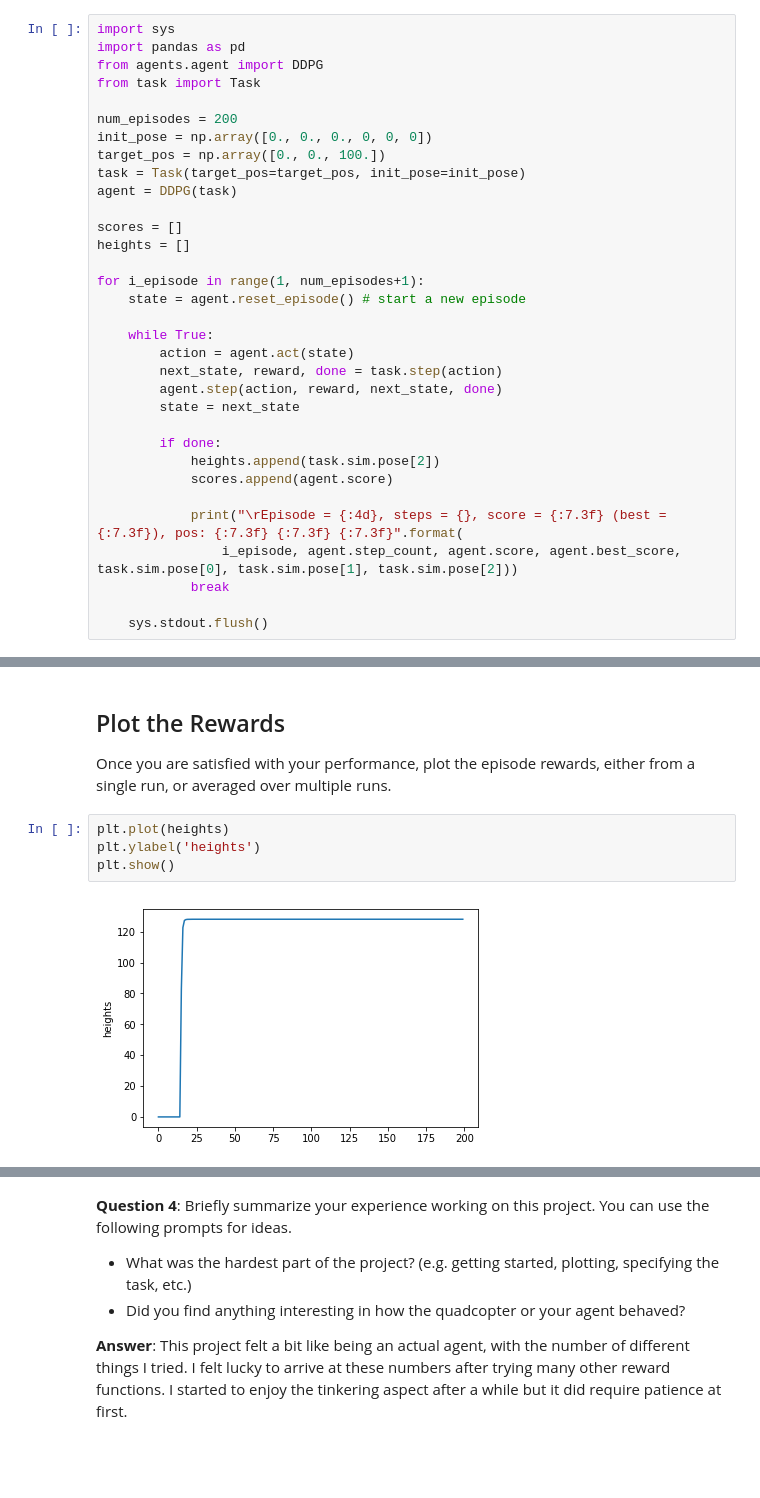
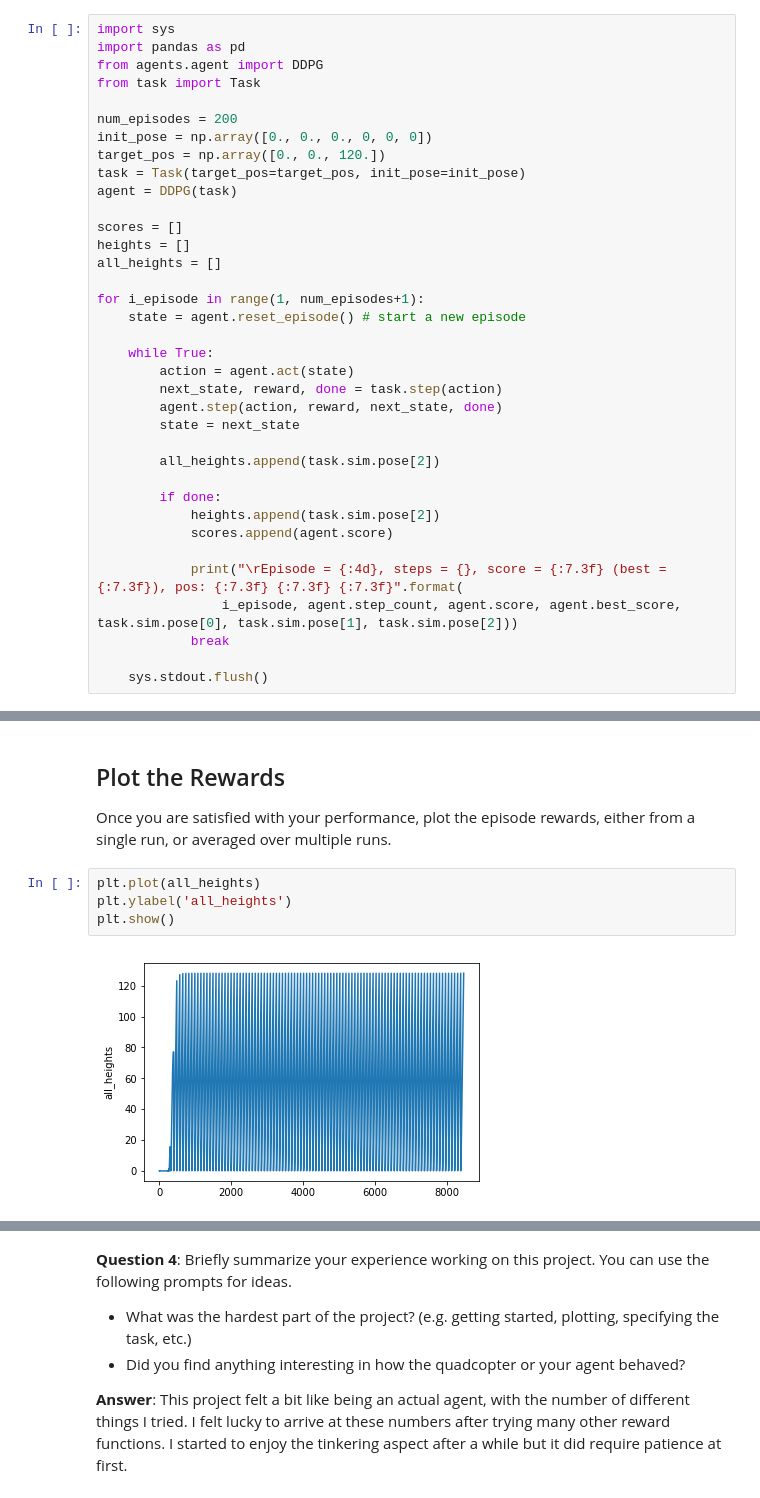
Before and after one commit to jthoms/RL-Quadcopter-2, a Jupyter notebook: Quadcopter_Project.ipynb, the cells around one changed output, grey strips where cells are left out. Saved outputs shown, nothing was run; the diff lists cells and outputs as text; blank space fills up the shorter version.

```diff
--- a/Quadcopter_Project.ipynb
+++ b/Quadcopter_Project.ipynb
@@ -219,12 +220,13 @@ from task import Task
 
 num_episodes = 200
 init_pose = np.array([0., 0., 0., 0, 0, 0])
-target_pos = np.array([0., 0., 100.])
+target_pos = np.array([0., 0., 120.])
 task = Task(target_pos=target_pos, init_pose=init_pose)
 agent = DDPG(task)
 
 scores = []
 heights = []
+all_heights = []
 
 for i_episode in range(1, num_episodes+1):
     state = agent.reset_episode() # start a new episode
@@ -235,6 +237,8 @@ for i_episode in range(1, num_episodes+1):
         agent.step(action, reward, next_state, done)
         state = next_state
 
+        all_heights.append(task.sim.pose[2])
+
         if done:
             heights.append(task.sim.pose[2])
             scores.append(agent.score)
@@ -267,9 +271,9 @@ Episode =  200, steps = 84, score = 243706.144 (best = 243706.382), pos:   0.179
 
 Once you are satisfied with your performance, plot the episode rewards, either from a single run, or averaged over multiple runs.
 # %%
-plt.plot(heights)
-plt.ylabel('heights')
+plt.plot(all_heights)
+plt.ylabel('all_heights')
 plt.show()
 # %% [output]
-[figure, old version]
+[figure, new version]
 # %%
```
Also changed, not shown: parts of 12 cells of this notebook, 4 other files.
